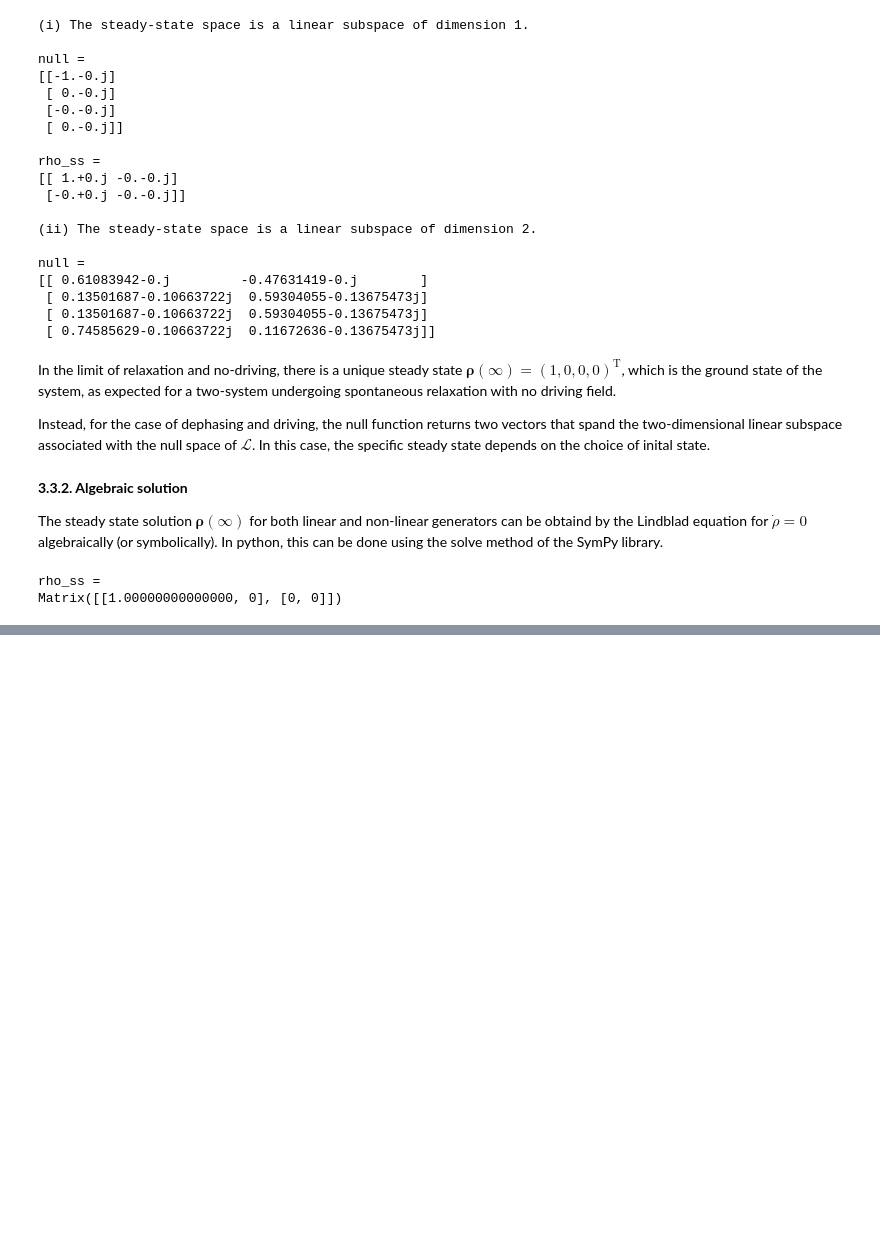
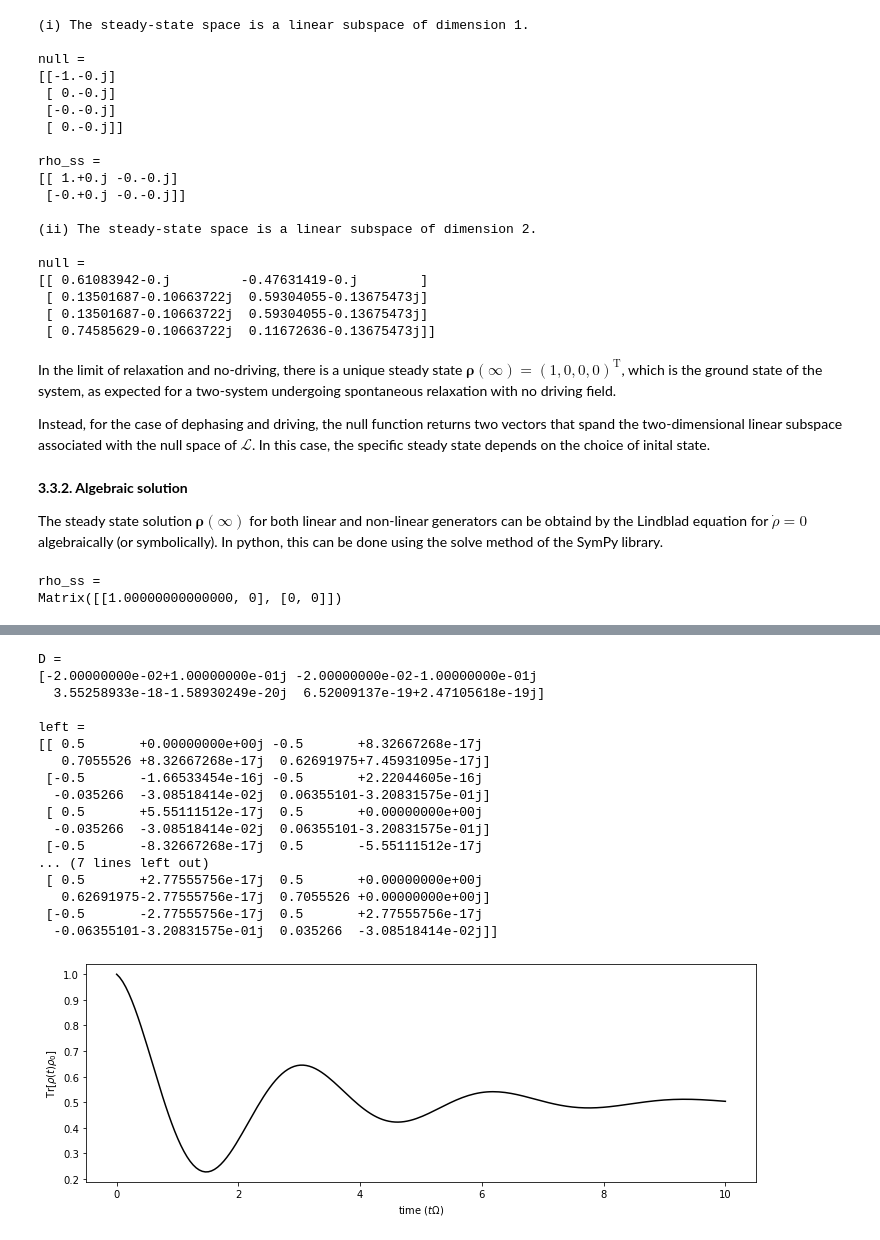
Before and after one commit to N384R/Quantum_Dynamics, a Jupyter notebook: Ch3-Master_equations.ipynb, the cells around one changed output, grey strips where cells are left out. Drawn from its saved outputs; the diff is of its cells as text; code cells hidden in the pictures; blank space fills up the shorter version.

```diff
--- a/Ch3-Master_equations.ipynb
+++ b/Ch3-Master_equations.ipynb
@@ -213,0 +289,60 @@ Matrix([[1.00000000000000, 0], [0, 0]])
+# %%
+import numpy as np
+from scipy.linalg import eig
+import matplotlib.pyplot as plt
+
+# parameters
+Omega = 0.05
+Gamma = Omega / 5
+
+# Build the superoperator
+H_s = np.array([[0, Omega], [Omega, 0]])
+L = np.sqrt(Gamma) * np.array([[0, 1], [1, 0]])
+superop = Liouvillian(H_s, [L])
+
+# Finding matrices containing normalized right and left eigenvectors
+D, left, right = eig(superop, left=True, right=True)
+
+print(f'D = \n{D}\n')
+print(f'left = \n{left}\n')
+print(f'right = \n{right}\n')
+
+# inital state in vectorized form
+vec_rho_0 = np.array([0, 0, 0, 1], dtype=complex)
+
+# solution
+ts = np.linspace(0, 200, 200)
+vec_rho_t = np.zeros((len(vec_rho_0), len(ts)), dtype=complex)
+
+for k in range(len(H_s)**2):
+    norm_fac = np.sqrt(left[:, k].T.conj() @ right[:, k])
+    left_k_dag_norm = left[:, k] / norm_fac
+    right_k_norm = right[:, k] / norm_fac
+    ak = left_k_dag_norm @ vec_rho_0
+    vec_rho_t += ak * np.array([right_k_norm * np.exp(D[k] * t) for t in ts]).T
+
+# population dynamics
+fig, ax = plt.subplots(figsize=(12, 4))
+ax.plot(ts*Omega, np.real(vec_rho_t[3]), 'k-')
+ax.set_xlabel(r'time ($t\Omega$)')
+ax.set_ylabel(r'$\text{Tr}[\rho(t)\rho_0]$')
+plt.show()
+# %% [output]
+D =
+[-2.00000000e-02+1.00000000e-01j -2.00000000e-02-1.00000000e-01j
+  3.55258933e-18-1.58930249e-20j  6.52009137e-19+2.47105618e-19j]
+
+left =
+[[ 0.5       +0.00000000e+00j -0.5       +8.32667268e-17j
+   0.7055526 +8.32667268e-17j  0.62691975+7.45931095e-17j]
+ [-0.5       -1.66533454e-16j -0.5       +2.22044605e-16j
+  -0.035266  -3.08518414e-02j  0.06355101-3.20831575e-01j]
+ [ 0.5       +5.55111512e-17j  0.5       +0.00000000e+00j
+  -0.035266  -3.08518414e-02j  0.06355101-3.20831575e-01j]
+ [-0.5       -8.32667268e-17j  0.5       -5.55111512e-17j
+... (7 lines left out)
+ [ 0.5       +2.77555756e-17j  0.5       +0.00000000e+00j
+   0.62691975-2.77555756e-17j  0.7055526 +0.00000000e+00j]
+ [-0.5       -2.77555756e-17j  0.5       +2.77555756e-17j
+  -0.06355101-3.20831575e-01j  0.035266  -3.08518414e-02j]]
+[figure, added]
```
Also changed, not shown: parts of 7 cells of this notebook.
